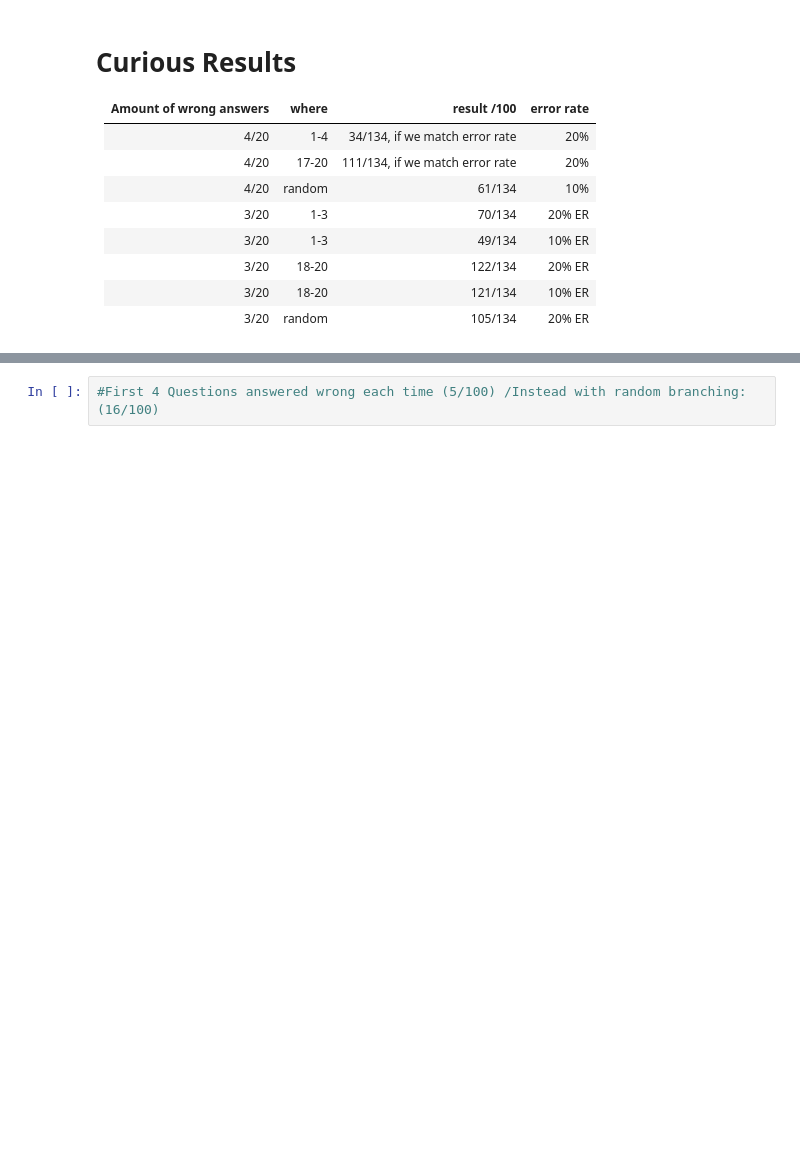
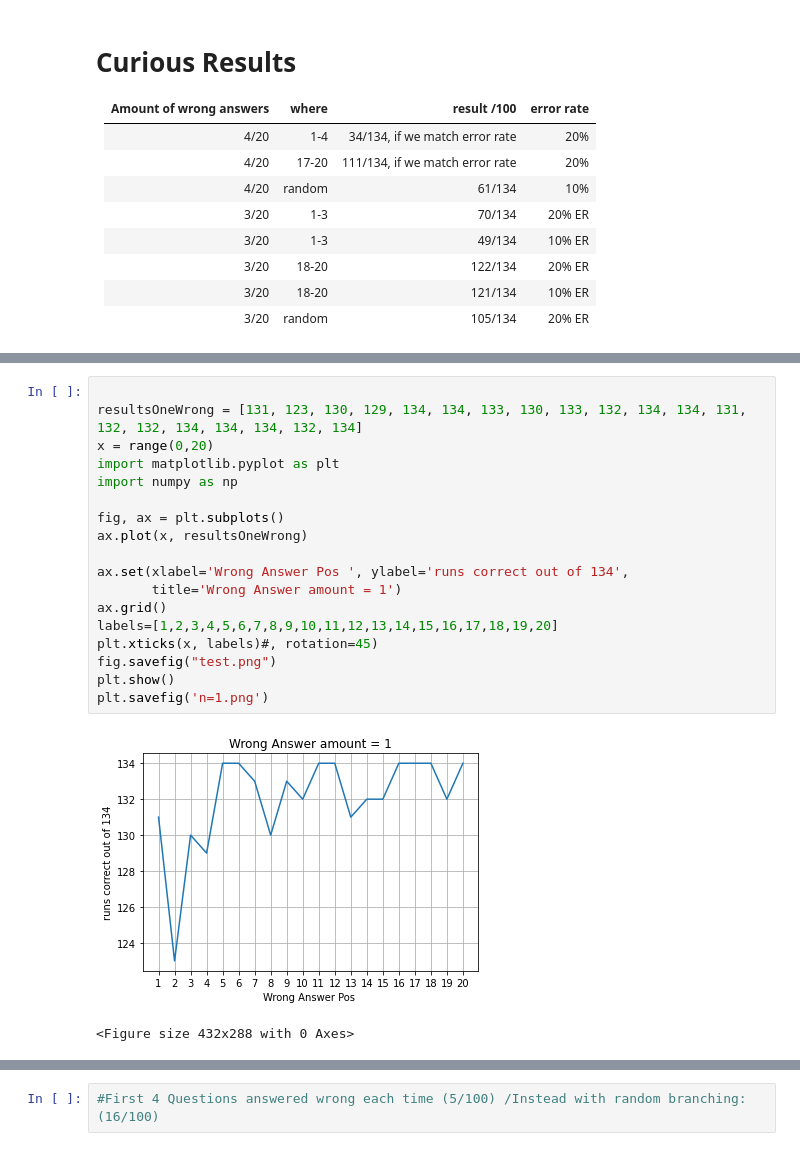
Before and after one commit to toschka123/20QProb---Bachelor-Thesis, a Jupyter notebook: Results.ipynb, the cells around one changed output, grey strips where cells are left out. Drawn from its saved outputs; the diff is of its cells as text; blank space fills up the shorter version.

```diff
--- a/Results.ipynb
+++ b/Results.ipynb
@@ -43,0 +24,21 @@ Tournament ended! I have guessed 80 out of 100 things correctly.
+# %%
+
+resultsOneWrong = [131, 123, 130, 129, 134, 134, 133, 130, 133, 132, 134, 134, 131, 132, 132, 134, 134, 134, 132, 134]
+x = range(0,20)
+import matplotlib.pyplot as plt
+import numpy as np
+
+fig, ax = plt.subplots()
+ax.plot(x, resultsOneWrong)
+
+ax.set(xlabel='Wrong Answer Pos ', ylabel='runs correct out of 134',
+       title='Wrong Answer amount = 1')
+ax.grid()
+labels=[1,2,3,4,5,6,7,8,9,10,11,12,13,14,15,16,17,18,19,20]
+plt.xticks(x, labels)#, rotation=45)
+fig.savefig("test.png")
+plt.show()
+plt.savefig('n=1.png')
+# %% [output]
+[figure, added]
+<Figure size 432x288 with 0 Axes>
```
Also changed, not shown: parts of 2 cells of this notebook, 2 other files.
